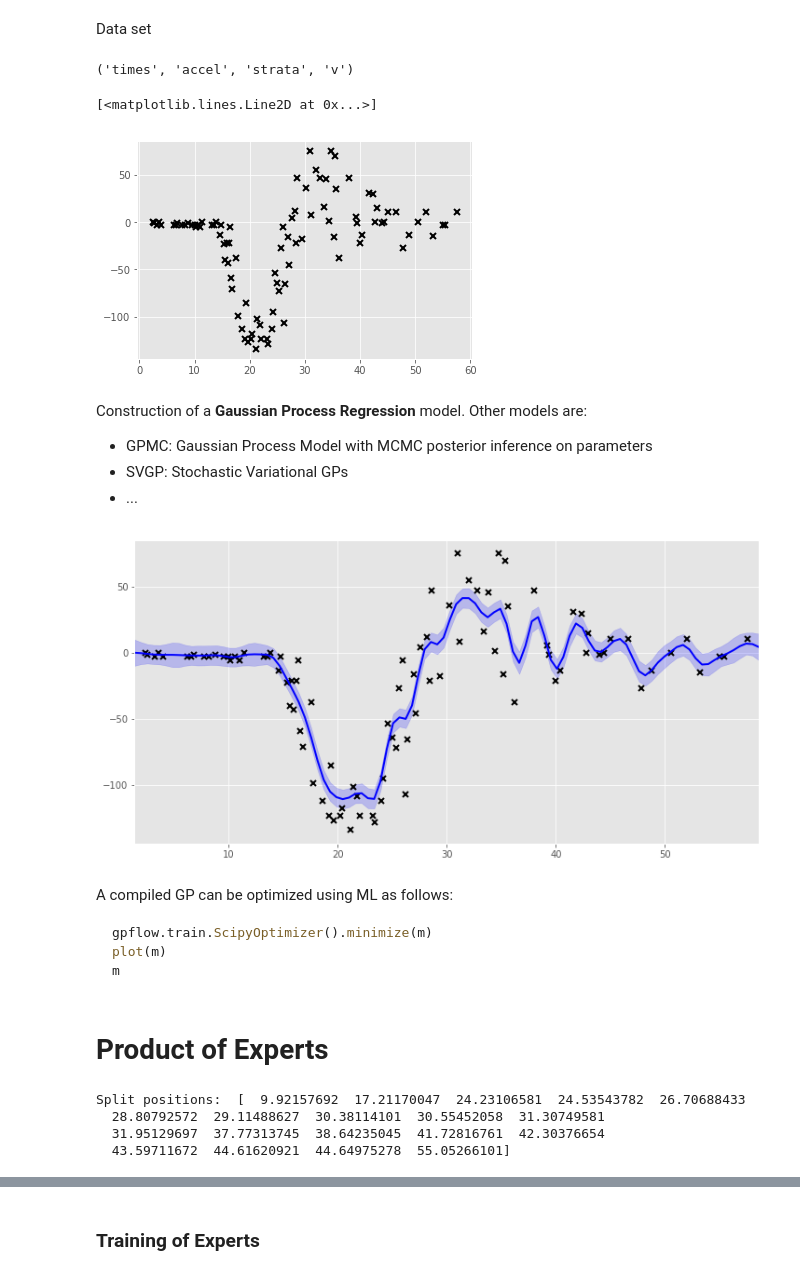
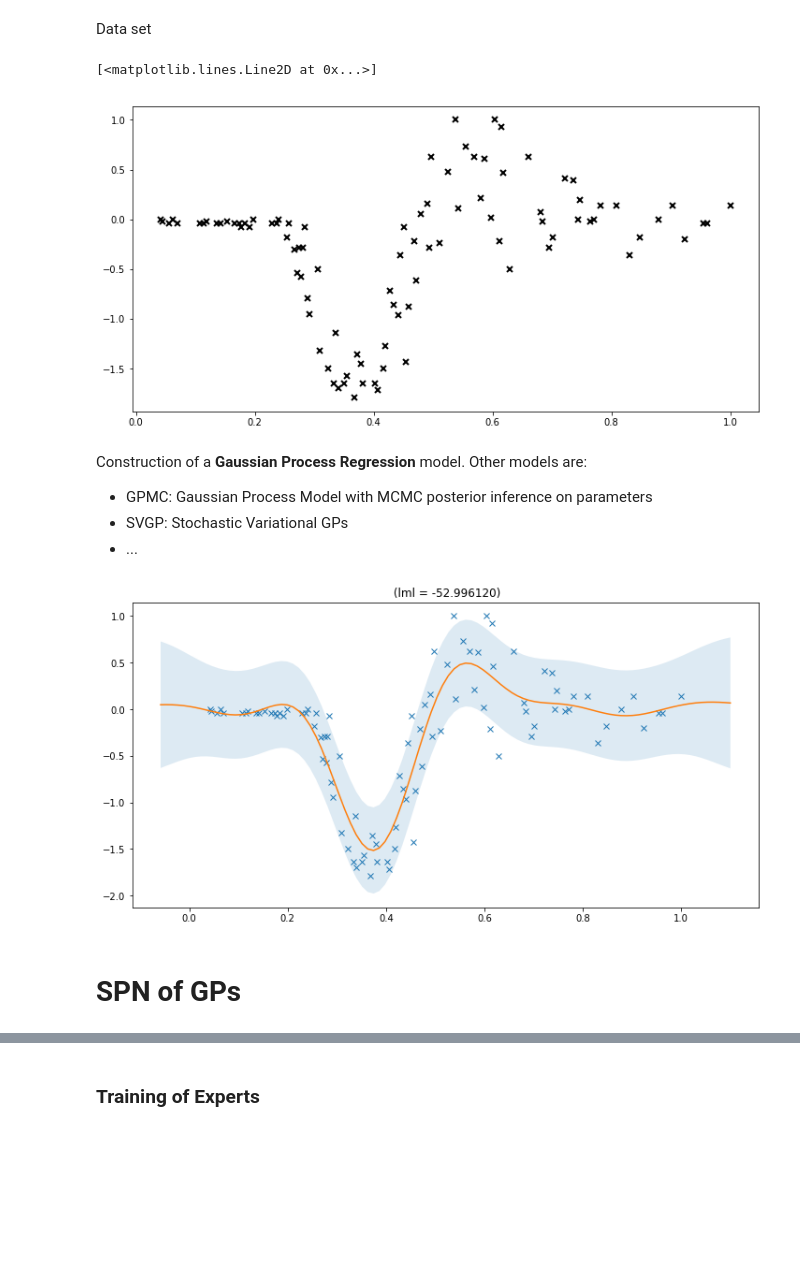
Before and after one commit to trappmartin/DeepStructuredMixtures, a Jupyter notebook: playground/GP Regression.ipynb, the cells around one changed output, grey strips where cells are left out. Cells and saved outputs as stored; diff of their text form; code cells hidden in the pictures; blank space fills up the shorter version.

````diff
--- a/playground/GP Regression.ipynb
+++ b/playground/GP Regression.ipynb
@@ -2,8 +2,10 @@
 import gpflow
 import tensorflow as tf
 import numpy as np
-from matplotlib import pyplot as plt
-plt.style.use('ggplot')
+import pods
+import matplotlib
 %matplotlib inline
+matplotlib.rcParams['figure.figsize'] = (12, 6)
+plt = matplotlib.pyplot
 # %% [markdown]
 Data set
@@ -13,14 +12,12 @@ data = genfromtxt('../data/clean/motor.csv', delimiter=',', names=True)
-# %%
-data.dtype.names
-# %% [output]
-('times', 'accel', 'strata', 'v')
+# %%
+data = pods.datasets.mcycle()
 # %%
-X = data["times"]
-Y = data["accel"]
+X = data["X"] / np.max(data["X"])
+Y = data["Y"] / np.max(data["Y"])
 plt.plot(X, Y, 'kx', mew=2)
 # %% [output]
 [<matplotlib.lines.Line2D at 0x...>]
-[figure, old version]
+[figure, new version]
 # %% [markdown]
 Construction of a **Gaussian Process Regression** model.
 Other models are:
@@ -47,29 +51,6 @@ def plot(m, xstart, xend):
 # %%
-plot(m, np.min(X) - 1, np.max(X) + 1)
+full_lml = plot_model(m, np.min(X) - 0.1, np.max(X) + 0.1)
 # %% [output]
-[figure, old version]
+[figure, new version]
-# %% [markdown]
-A compiled GP can be optimized using ML as follows:
-```python
-gpflow.train.ScipyOptimizer().minimize(m)
-plot(m)
-m
-```
 # %% [markdown]
-# Product of Experts
+# SPN of GPs
-# %%
-experts = 20
-
-# list of experts
-poe = []
-
-# splits (random in this case)
-splitsPos = np.random.rand(experts-1) * np.max(X) + np.min(X)
-splitsPos = np.sort(splitsPos)
-
-print("Split positions: ", splitsPos)
-# %% [output]
-Split positions:  [  9.92157692  17.21170047  24.23106581  24.53543782  26.70688433
-  28.80792572  29.11488627  30.38114101  30.55452058  31.30749581
-  31.95129697  37.77313745  38.64235045  41.72816761  42.30376654
-  43.59711672  44.61620921  44.64975278  55.05266101]
````
Also changed, not shown: parts of 36 cells of this notebook.
